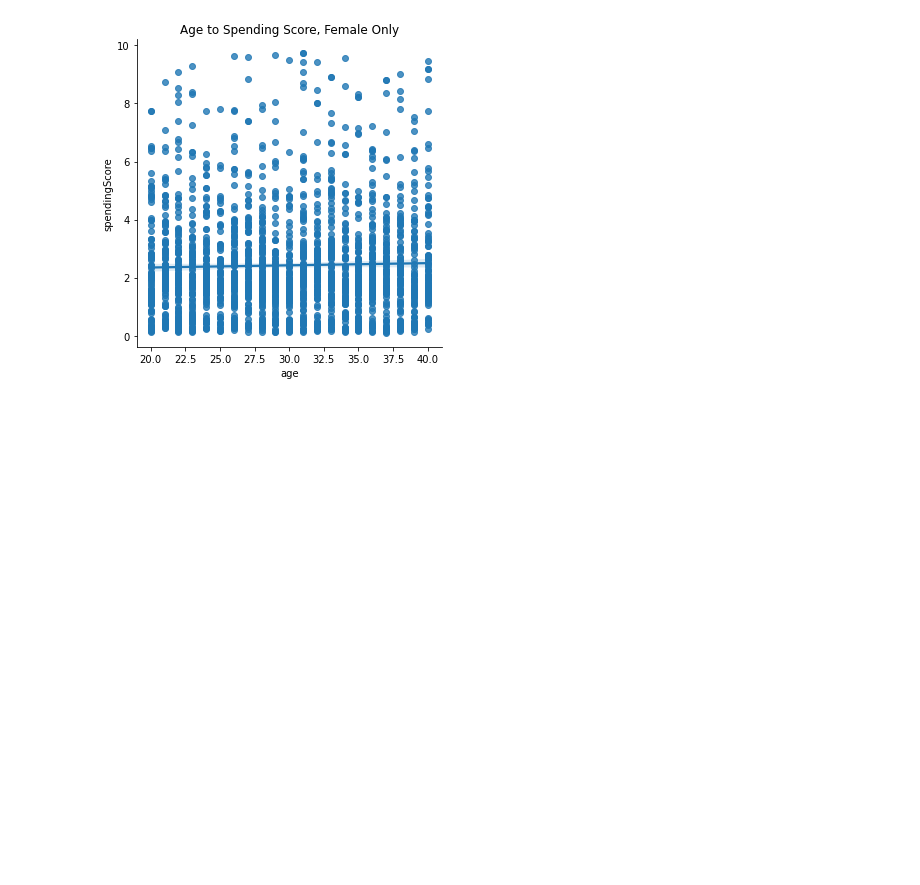
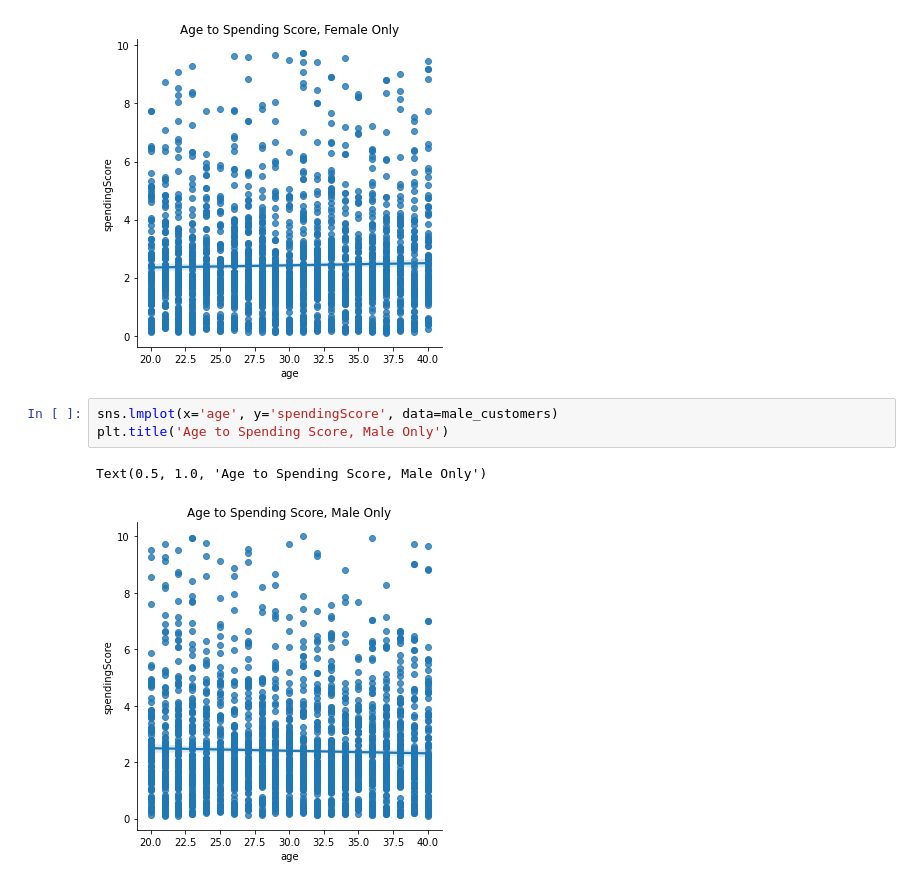
Before and after one commit to claupereirajr/customer_segmentation, a Jupyter notebook: customer_segmentation.ipynb, the cells around one changed output. Drawn from its saved outputs; the diff is of its cells as text; blank space fills up the shorter version.

```diff
--- a/customer_segmentation.ipynb
+++ b/customer_segmentation.ipynb
@@ -162,5 +156,11 @@ plt.title('Age to Spending Score, Female Only')
 # %% [output]
 Text(0.5, 1.0, 'Age to Spending Score, Female Only')
 [figure]
+# %%
+sns.lmplot(x='age', y='spendingScore', data=male_customers)
+plt.title('Age to Spending Score, Male Only')
+# %% [output]
+Text(0.5, 1.0, 'Age to Spending Score, Male Only')
+[figure, added]
 # %%
 sns.scatterplot('total', 'spendingScore', hue='gender', data=df)
```
Also changed, not shown: parts of 6 cells of this notebook.
